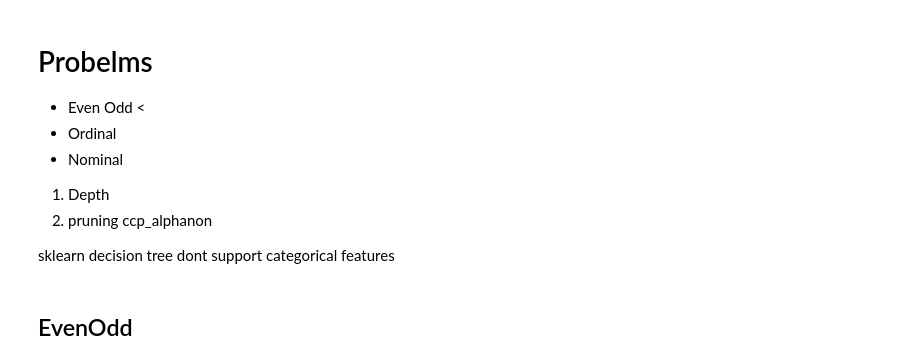
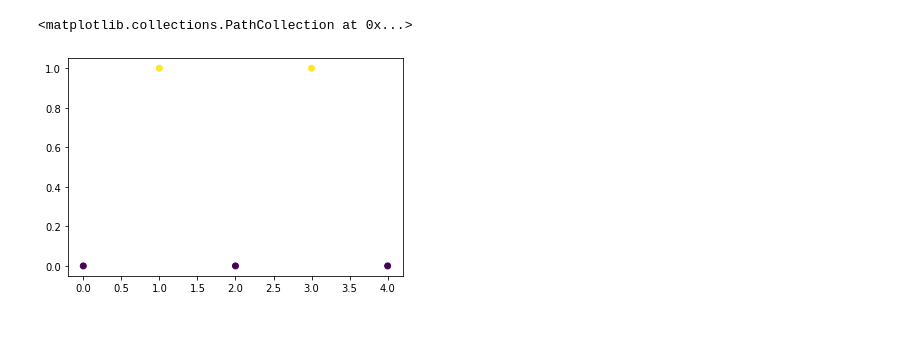
Before and after one commit to Diwakar-Gupta/LrcDataScience, a Jupyter notebook: 22-01-31-Decision_Tree/Codes.ipynb, the cells around one changed output. Drawn from its saved outputs; the diff is of its cells as text; code cells hidden in the pictures; blank space fills up the shorter version.

```diff
--- a/22-01-31-Decision_Tree/Codes.ipynb
+++ b/22-01-31-Decision_Tree/Codes.ipynb
@@ -20,19 +20,0 @@ plt.plot(x, yg)
-# %% [markdown]
-# Probelms
-
-
-
-*   Even Odd  <
-*   Ordinal
-*   Nominal
-
-
-
-1.   Depth
-2.   pruning ccp_alphanon
-
-
-
-sklearn decision tree dont support categorical features
-# %% [markdown]
-## EvenOdd
@@ -46,3 +24,8 @@ y[50] = 1
+# %%
+plt.scatter(x, y, c = y)
+# %% [output]
+<matplotlib.collections.PathCollection at 0x...>
+[figure, added]
 # %%
 X = x.reshape(-1, 1)
 # %%
```
Also changed, not shown: parts of 37 cells of this notebook.
